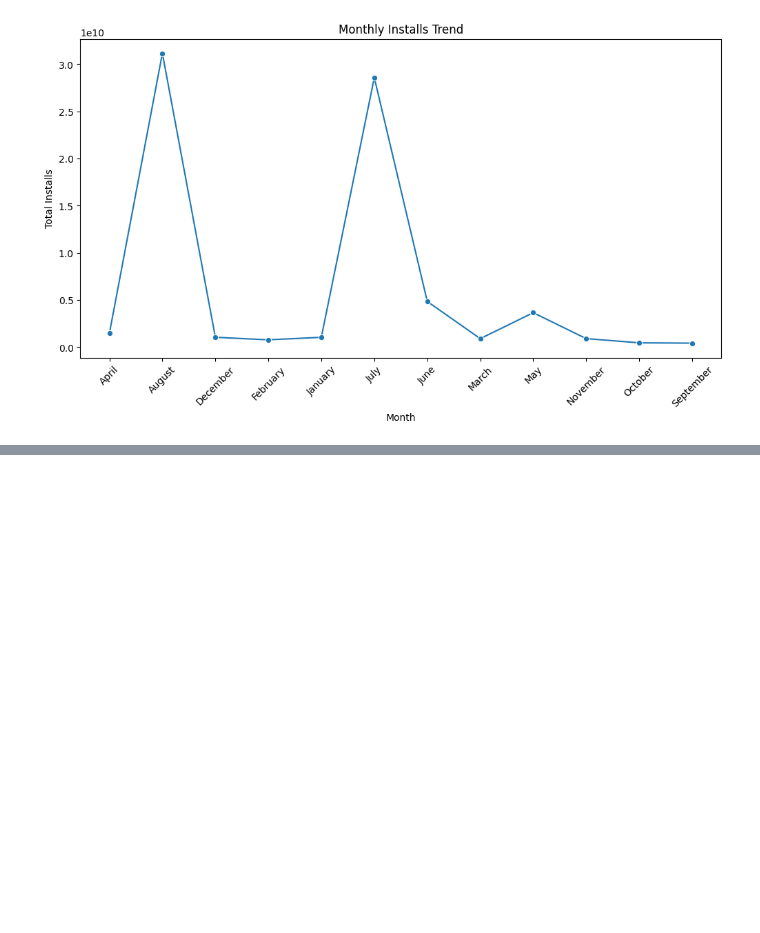
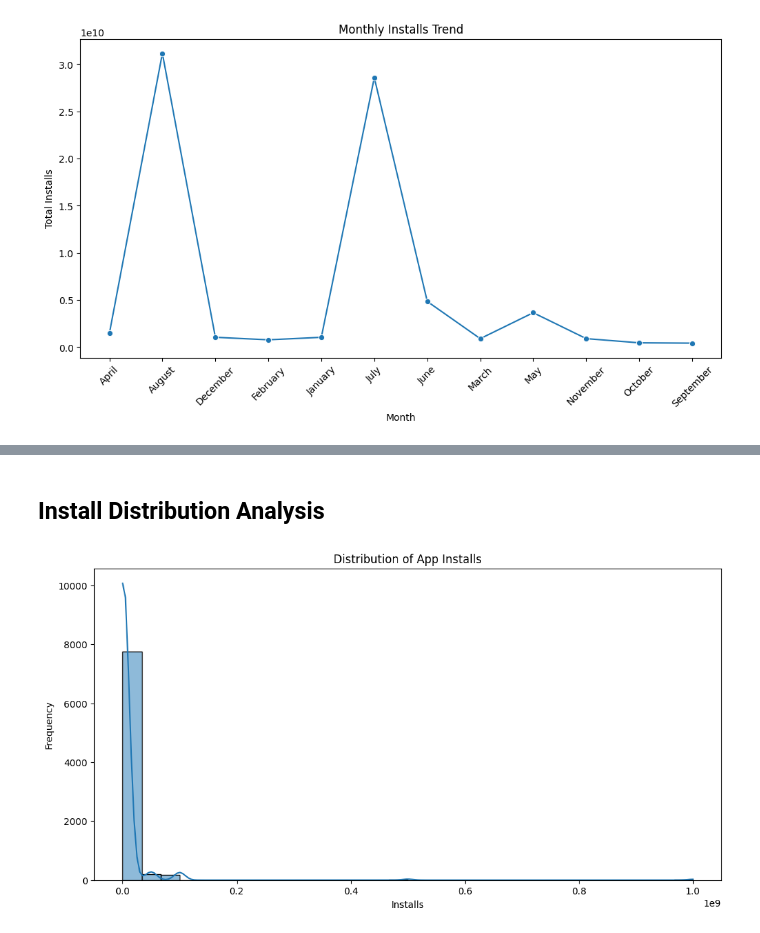
Before and after one commit to OmChauhan07/Google_Play_Store_Data_Analytics, a Jupyter notebook: Notebooks/EDA_and_Visualiation_Preprocessing.ipynb, the cells around one changed output, grey strips where cells are left out. Saved outputs shown, nothing was run; the diff lists cells and outputs as text; code cells hidden in the pictures; blank space fills up the shorter version.

```diff
--- a/Notebooks/EDA_and_Visualiation_Preprocessing.ipynb
+++ b/Notebooks/EDA_and_Visualiation_Preprocessing.ipynb
@@ -485,0 +504,17 @@ plt.show()
+# %% [markdown]
+## Install Distribution Analysis
+# %%
+plt.figure(figsize=(12, 6))
+
+sns.histplot(
+    df["Installs"],
+    bins=30,
+    kde=True
+)
+
+plt.title("Distribution of App Installs")
+plt.xlabel("Installs")
+plt.ylabel("Frequency")
+plt.show()
+# %% [output]
+[figure, added]
```
Also changed, not shown: parts of 39 cells of this notebook, 1 other file.
